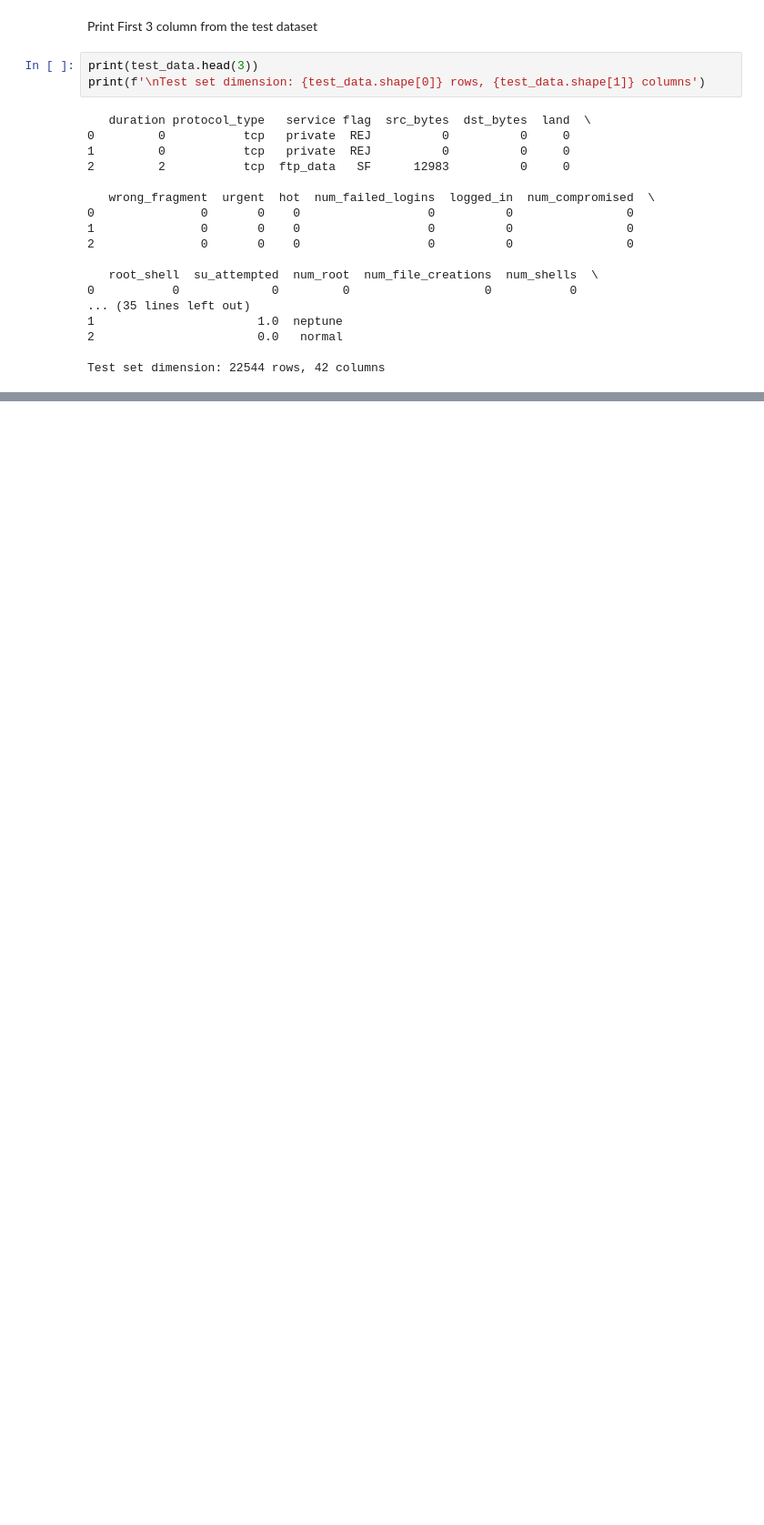
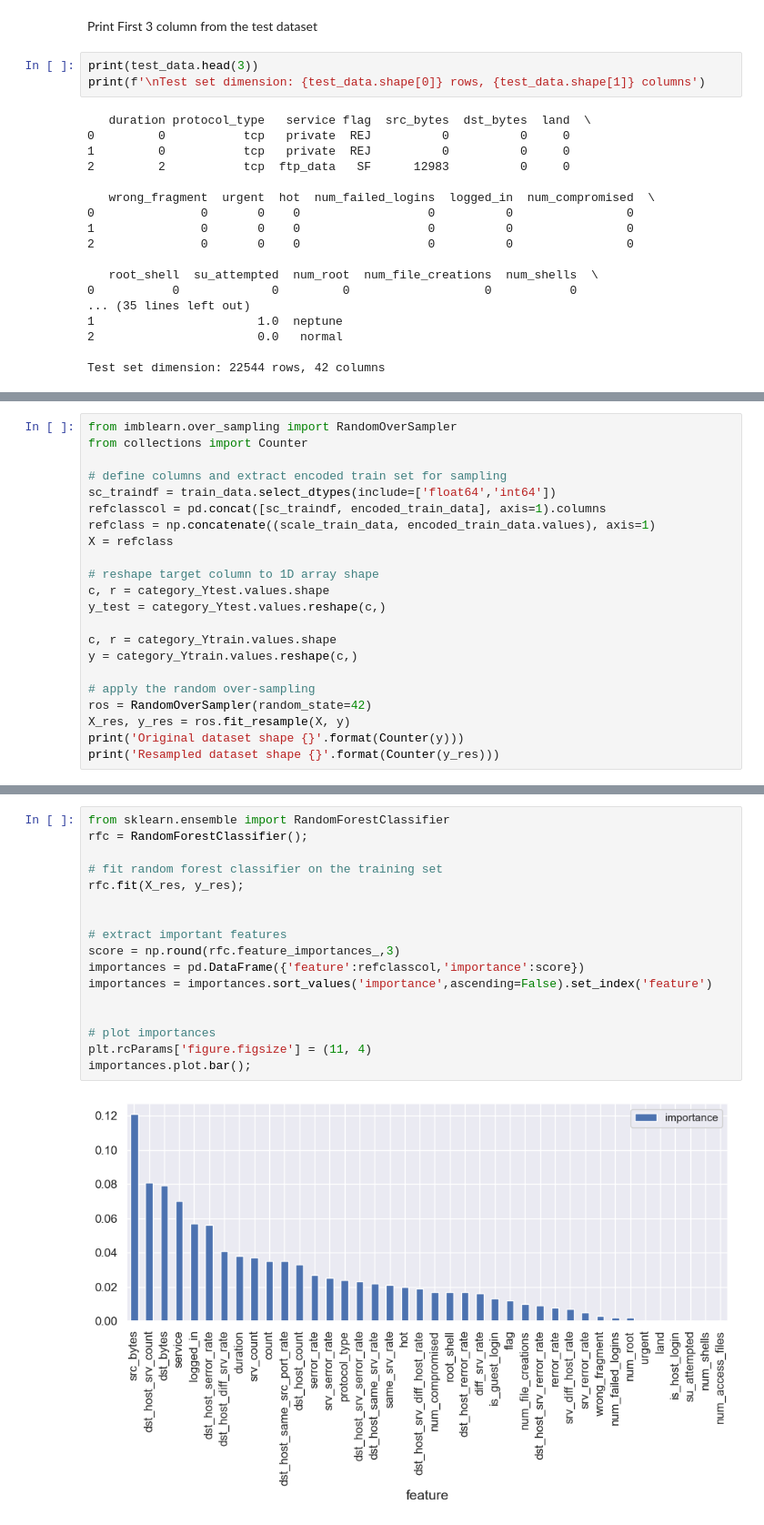
Before and after one commit to chibuezedev/AutoDetect, a Jupyter notebook: model.ipynb, the cells around one changed output, grey strips where cells are left out. Shown at 91% size. Drawn from its saved outputs; the diff is of its cells as text; blank space fills up the shorter version.

```diff
--- a/model.ipynb
+++ b/model.ipynb
@@ -90,0 +221,22 @@ Data Processing for NSL-KDD Dataset
+# %%
+from imblearn.over_sampling import RandomOverSampler
+from collections import Counter
+
+# define columns and extract encoded train set for sampling
+sc_traindf = train_data.select_dtypes(include=['float64','int64'])
+refclasscol = pd.concat([sc_traindf, encoded_train_data], axis=1).columns
+refclass = np.concatenate((scale_train_data, encoded_train_data.values), axis=1)
+X = refclass
+
+# reshape target column to 1D array shape
+c, r = category_Ytest.values.shape
+y_test = category_Ytest.values.reshape(c,)
+
+c, r = category_Ytrain.values.shape
+y = category_Ytrain.values.reshape(c,)
+
+# apply the random over-sampling
+ros = RandomOverSampler(random_state=42)
+X_res, y_res = ros.fit_resample(X, y)
+print('Original dataset shape {}'.format(Counter(y)))
+print('Resampled dataset shape {}'.format(Counter(y_res)))
@@ -90,0 +248,19 @@ Data Processing for NSL-KDD Dataset
+# %%
+from sklearn.ensemble import RandomForestClassifier
+rfc = RandomForestClassifier();
+
+# fit random forest classifier on the training set
+rfc.fit(X_res, y_res);
+
+
+# extract important features
+score = np.round(rfc.feature_importances_,3)
+importances = pd.DataFrame({'feature':refclasscol,'importance':score})
+importances = importances.sort_values('importance',ascending=False).set_index('feature')
+
+
+# plot importances
+plt.rcParams['figure.figsize'] = (11, 4)
+importances.plot.bar();
+# %% [output]
+[figure, added]
```
Also changed, not shown: parts of 34 cells of this notebook.
